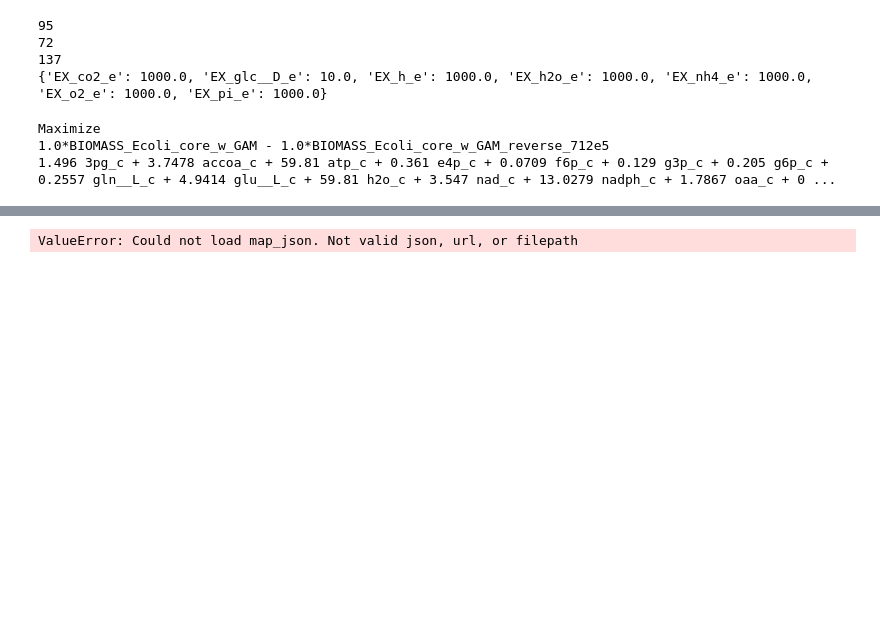
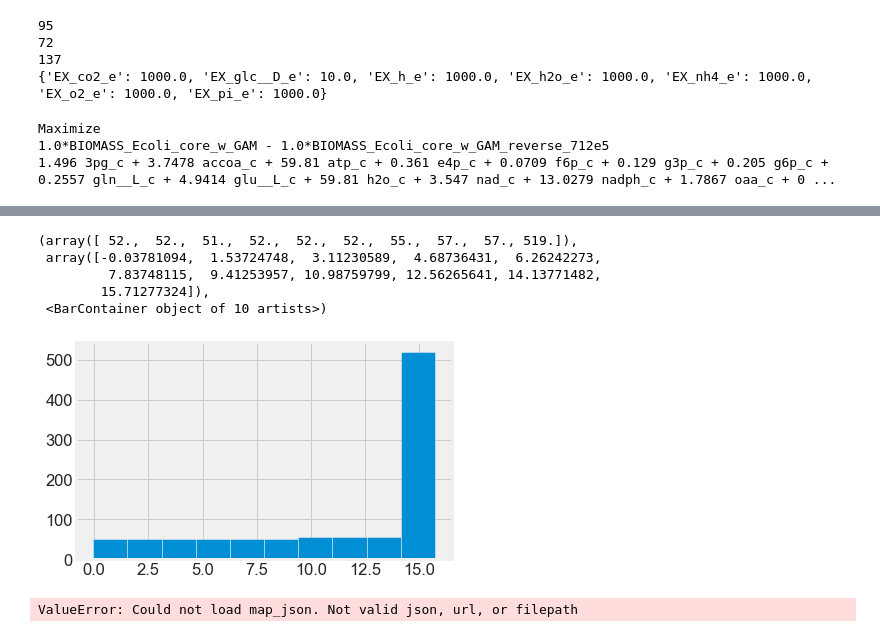
Before and after one commit to JackLora/mge-project, a Jupyter notebook: Minimal_e_coli.ipynb, the cells around one changed output, grey strips where cells are left out. Saved outputs shown, nothing was run; the diff lists cells and outputs as text; code cells hidden in the pictures; blank space fills up the shorter version.

Commit message:
pushata bene
fatto anche l'histo ma non ho ben capito cosa voglia

```diff
--- a/Minimal_e_coli.ipynb
+++ b/Minimal_e_coli.ipynb
@@ -118,0 +82,8 @@ Consuming Reactions
+# %%
+object_values=[]
+for i in range(-1000, -1):
+    print(i)
+    ecoli_core.reactions.EX_fru_e.bounds = [i, 1000]
+    solution = ecoli_core.optimize()
+    print("Concentration {} objective value: {}".format(i, solution.objective_value))
+    object_values.append(solution.objective_value)
@@ -119,3 +108,13 @@ Consuming Reactions
+# %%
+#plt.plot(range(-1000,-1),object_values)
+plt.hist(object_values)
+# %% [output]
+(array([ 52.,  52.,  51.,  52.,  52.,  52.,  55.,  57.,  57., 519.]),
+ array([-0.03781094,  1.53724748,  3.11230589,  4.68736431,  6.26242273,
+         7.83748115,  9.41253957, 10.98759799, 12.56265641, 14.13771482,
+        15.71277324]),
+ <BarContainer object of 10 artists>)
+[figure, added]
 # %%
 # save model in JSON to communicate with escher viewer and create the new map
 # TO UPLOAD AND VISUALIZE RESULTS ON ESCHER (https://escher.github.io/).
```
Also changed, not shown: parts of 7 cells of this notebook.
